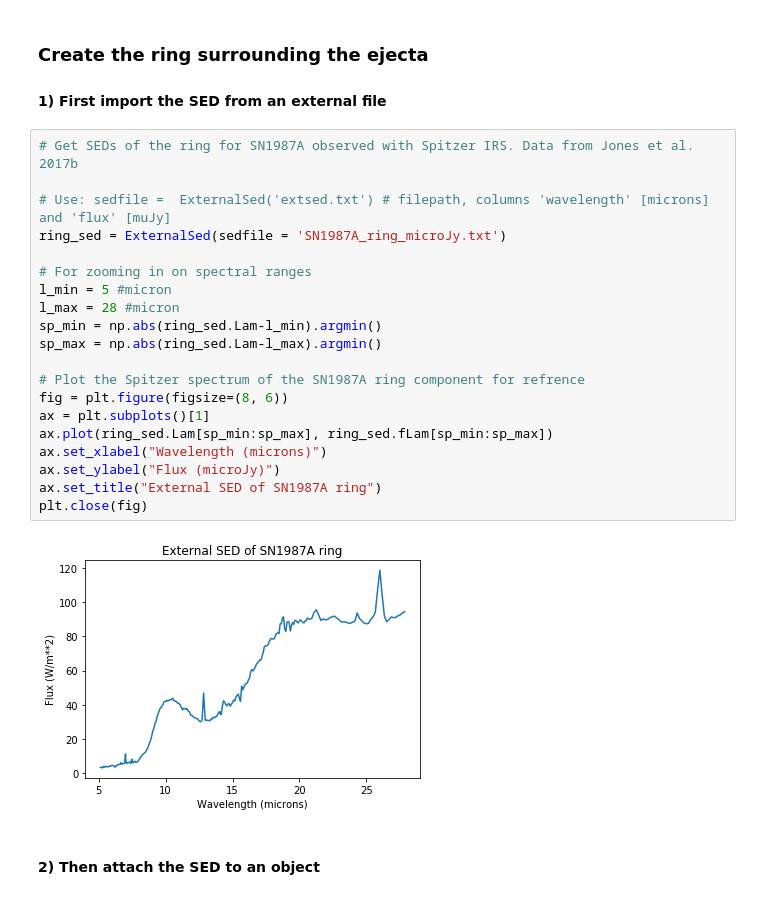
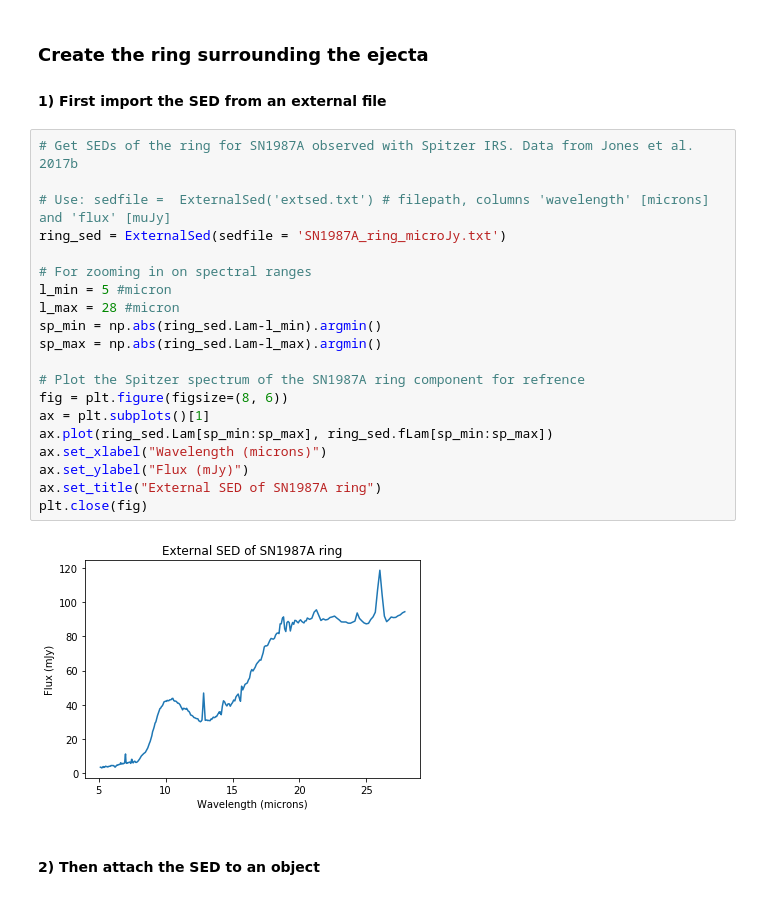
Before and after one commit to JWST-MIRI/MIRISim-Science-Examples, a Jupyter notebook: MRS/MIRISim_SN1987A_eg.ipynb, the cells around one changed output. Drawn from its saved outputs; the diff is of its cells as text.

```diff
--- a/MRS/MIRISim_SN1987A_eg.ipynb
+++ b/MRS/MIRISim_SN1987A_eg.ipynb
@@ -263,25 +263,25 @@ targetlist = [point1]
 # %%
 # Get SEDs of the ring for SN1987A observed with Spitzer IRS. Data from Jones et al. 2017b
 
 # Use: sedfile =  ExternalSed('extsed.txt') # filepath, columns 'wavelength' [microns] and 'flux' [muJy]
 ring_sed = ExternalSed(sedfile = 'SN1987A_ring_microJy.txt')
 
 # For zooming in on spectral ranges
 l_min = 5 #micron
 l_max = 28 #micron
 sp_min = np.abs(ring_sed.Lam-l_min).argmin()
 sp_max = np.abs(ring_sed.Lam-l_max).argmin()
 
 # Plot the Spitzer spectrum of the SN1987A ring component for refrence
 fig = plt.figure(figsize=(8, 6))
 ax = plt.subplots()[1]
 ax.plot(ring_sed.Lam[sp_min:sp_max], ring_sed.fLam[sp_min:sp_max])
 ax.set_xlabel("Wavelength (microns)")
-ax.set_ylabel("Flux (microJy)")
+ax.set_ylabel("Flux (mJy)")
 ax.set_title("External SED of SN1987A ring")
 plt.close(fig)
 # %% [output]
-[figure, old version]
+[figure, new version]
 # %% [markdown]
 #### 2) Then attach the SED to an object
 # %%
```
Also changed, not shown: parts of 7 cells of this notebook.
